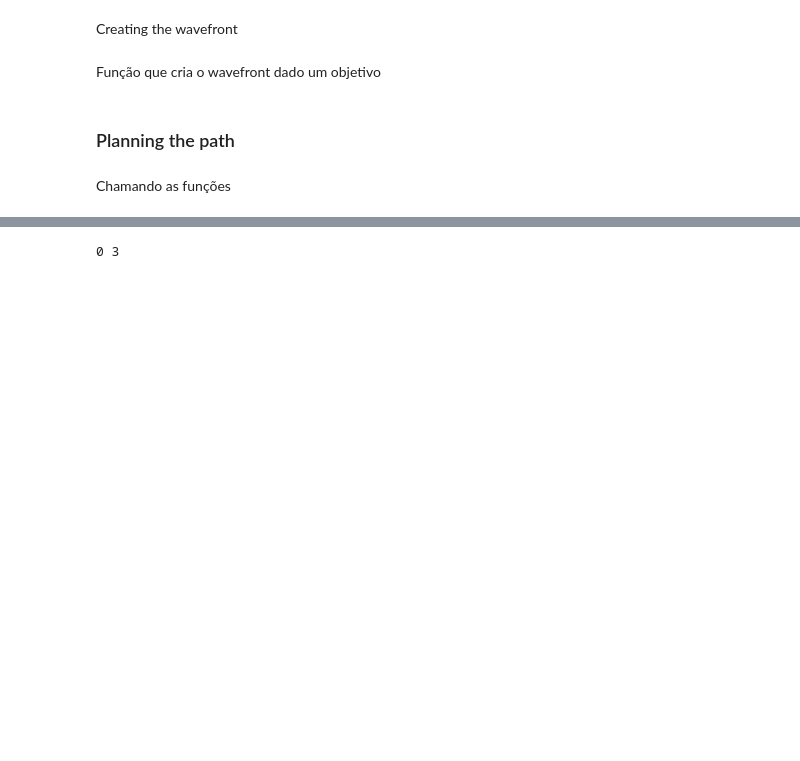
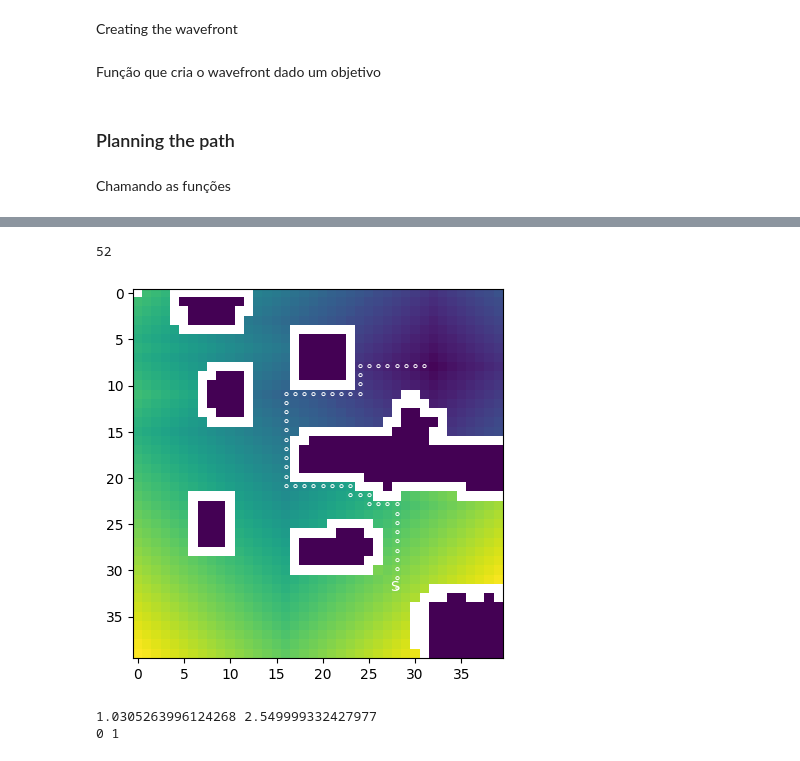
Before and after one commit to RaphaSilva470/Robotica, a Jupyter notebook: TP2/note.ipynb, the cells around one changed output, grey strips where cells are left out. Drawn from its saved outputs; the diff is of its cells as text; code cells hidden in the pictures; blank space fills up the shorter version.

```diff
--- a/TP2/note.ipynb
+++ b/TP2/note.ipynb
@@ -375,6 +461,16 @@ def convertMetersToCells(x, y):
+# %%
+plt.imshow( wave )
+# Mostra a onde está o goal
+plt.annotate('S', xy=(start[1]-0.25, start[0]-0.25),
+                    ha='center', va='center', color='white')
+
+waveFrontPathPlanning(wave, start, pos)
+# %% [output]
+52
+[figure, added]
 # %%
-# Escala Pixel/Metro
-sy, sx = img.shape / map_dims
+# # Escala Pixel/Metro
+# sy, sx = img.shape / map_dims
 
 # An exemple of how to use the api to connet to coppelia
 client = RemoteAPIClient()
@@ -383,19 +479,8 @@ sim.setStepping(True)
 
 sim.startSimulation()
 
-robotname = '/Pioneer_p3dx'
-robotHandle = sim.getObject(robotname)
-
-robotPos = sim.getObjectPosition(robotHandle)
-x, y = convertMetersToCells(robotPos[0], robotPos[1])
-print(x, y)
-
-# # Nao preciso saber a onde o robo está em pixels
-# # Pois o wavefront já foi convertida para "metros"
-# print('posição x em pixel: ', pos[0] * sx / cell_size)
-# print('posicao y em pixel: ', pos[1]* sy / cell_size)
 
 sim.stopSimulation()
-sleep(1)
 # %% [output]
-0 3
+1.0305263996124268 2.549999332427977
+0 1
```
Also changed, not shown: parts of 16 cells of this notebook.
